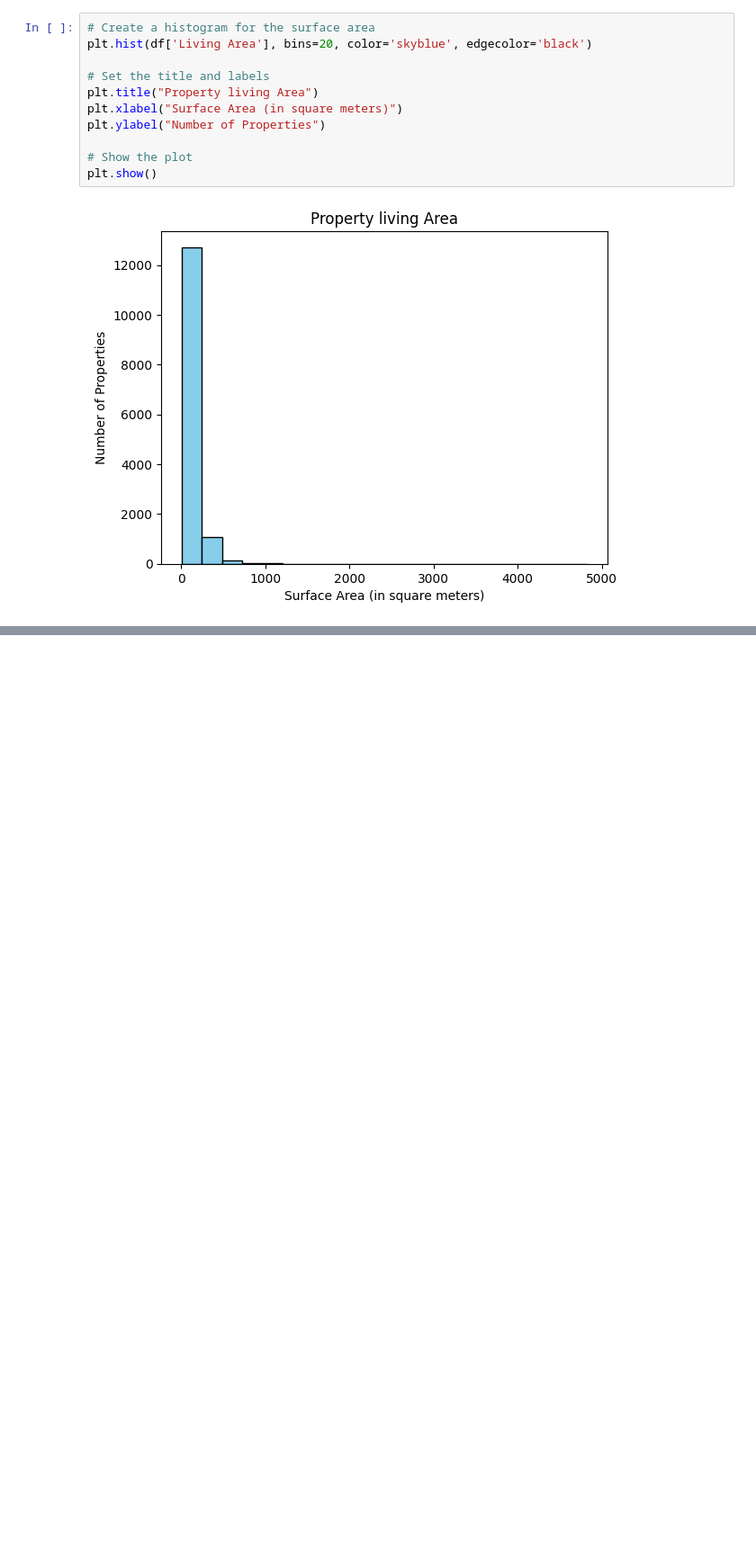
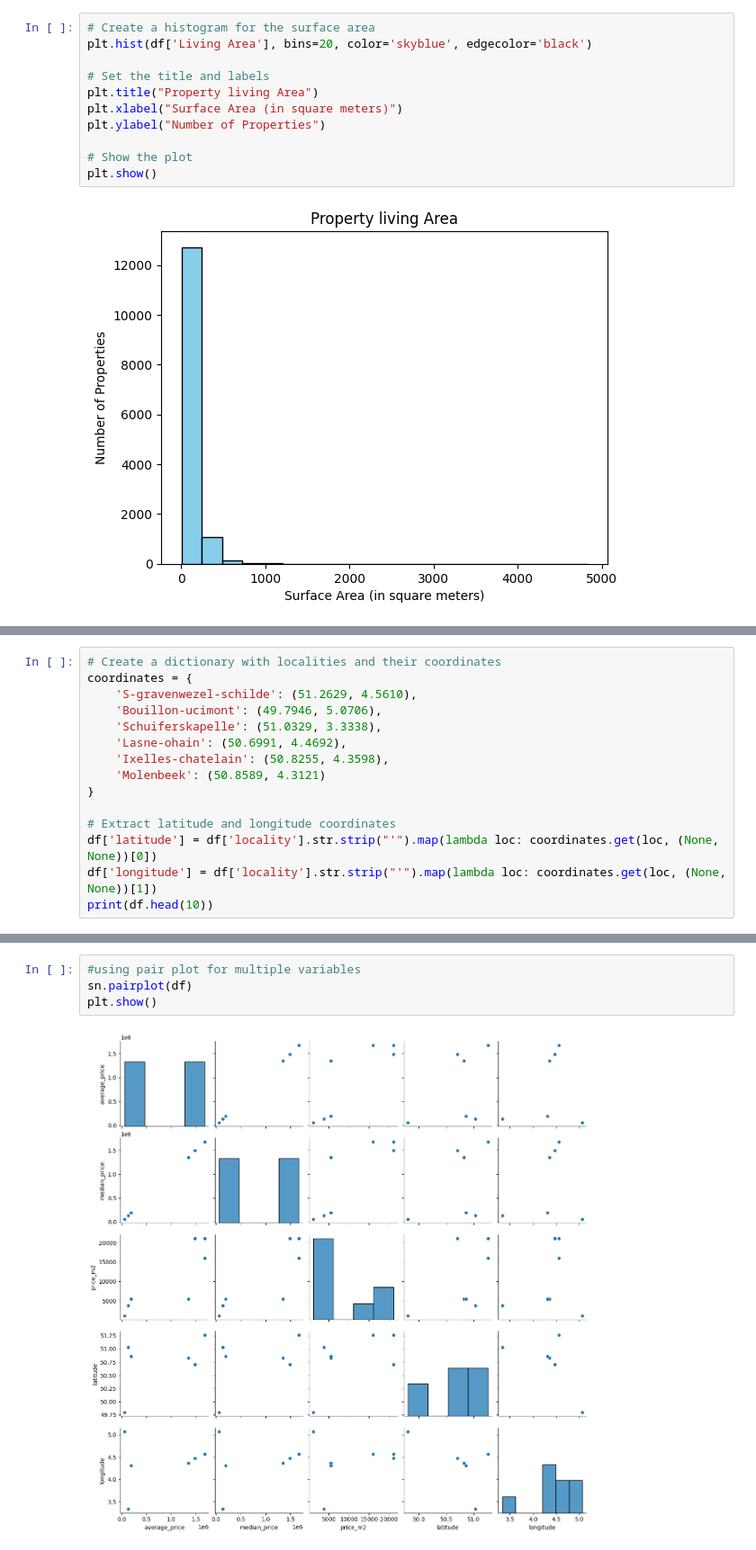
Before and after one commit to elsagk/Immo-Eliza-data-analysis, a Jupyter notebook: Data Interpretation/visualization.ipynb, the cells around one changed output, grey strips where cells are left out. Shown at 90% size. Cells and saved outputs as stored; diff of their text form; blank space fills up the shorter version.

```diff
--- a/Data Interpretation/visualization.ipynb
+++ b/Data Interpretation/visualization.ipynb
@@ -217,0 +199,15 @@ print(df["Locality"]).unique()
+# %%
+# Create a dictionary with localities and their coordinates
+coordinates = {
+    'S-gravenwezel-schilde': (51.2629, 4.5610),
+    'Bouillon-ucimont': (49.7946, 5.0706),
+    'Schuiferskapelle': (51.0329, 3.3338),
+    'Lasne-ohain': (50.6991, 4.4692),
+    'Ixelles-chatelain': (50.8255, 4.3598),
+    'Molenbeek': (50.8589, 4.3121)
+}
+
+# Extract latitude and longitude coordinates
+df['latitude'] = df['locality'].str.strip("'").map(lambda loc: coordinates.get(loc, (None, None))[0])
+df['longitude'] = df['locality'].str.strip("'").map(lambda loc: coordinates.get(loc, (None, None))[1])
+print(df.head(10))
@@ -217,0 +234,6 @@ print(df["Locality"]).unique()
+# %%
+#using pair plot for multiple variables
+sn.pairplot(df)
+plt.show()
+# %% [output]
+[figure, added]
```
Also changed, not shown: parts of 13 cells of this notebook, 5 other files.
